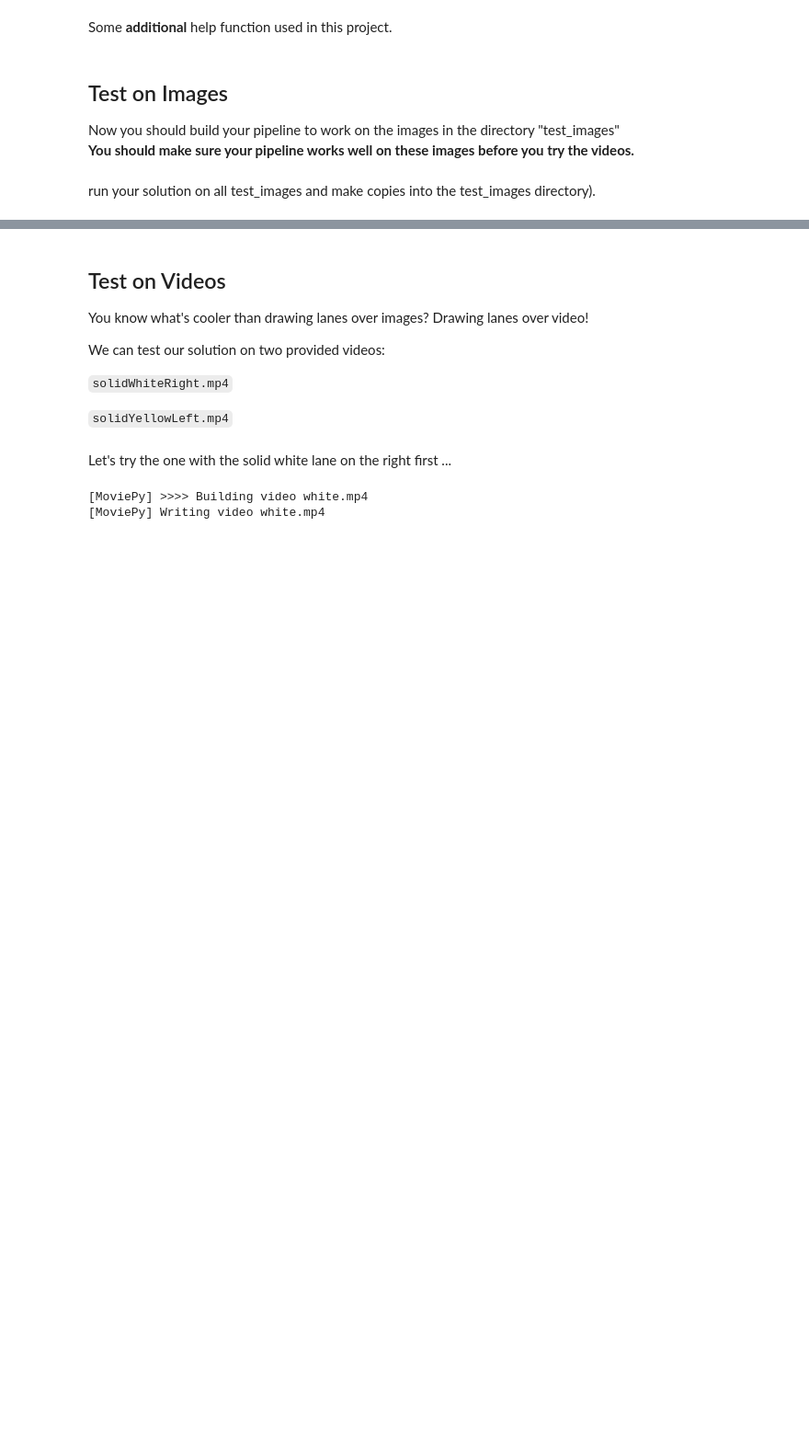
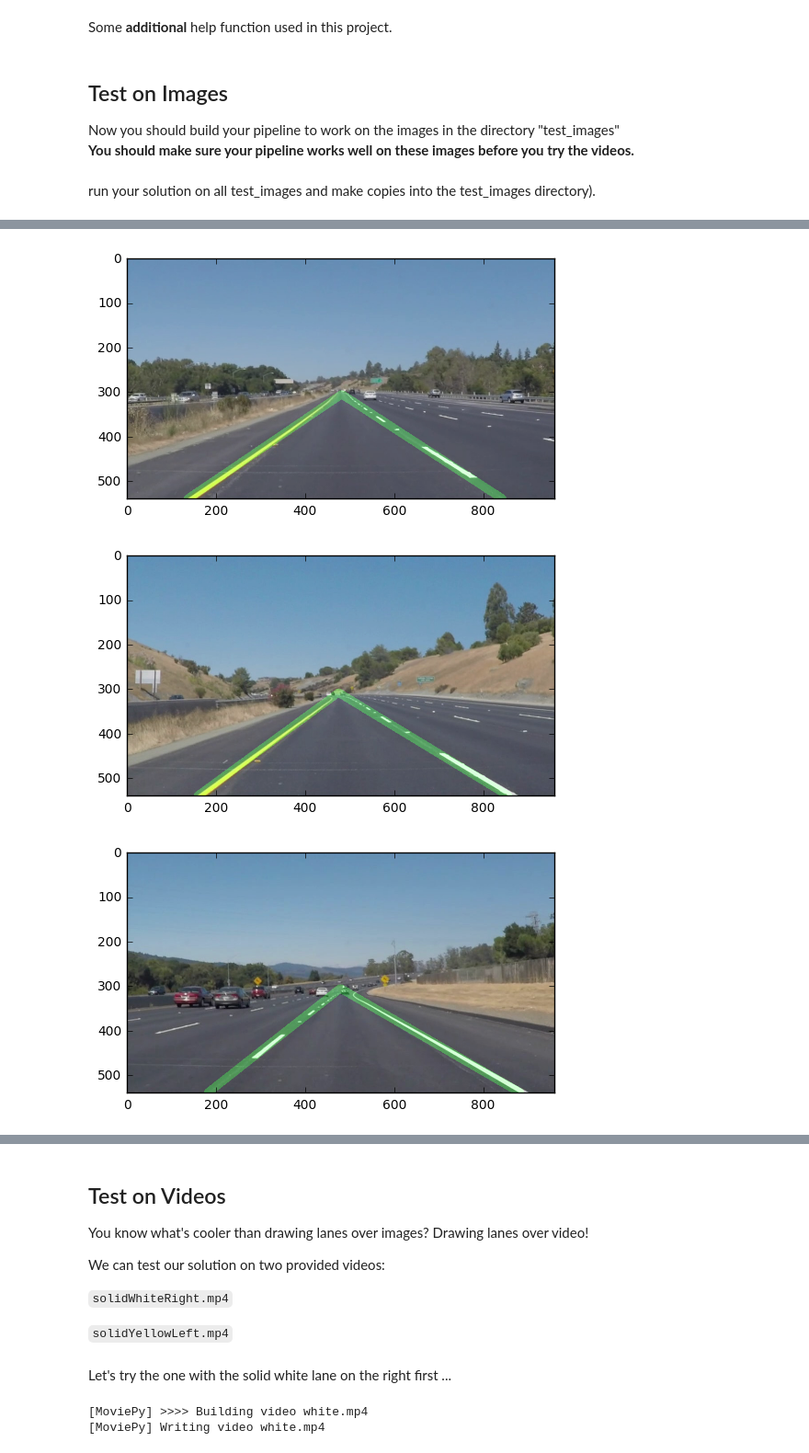
Before and after one commit to n-log-n/CarND-LaneLines-P1, a Jupyter notebook: P1.ipynb, the cells around one changed output, grey strips where cells are left out. Shown at 92% size. Saved outputs shown, nothing was run; the diff lists cells and outputs as text; code cells hidden in the pictures; blank space fills up the shorter version.

```diff
--- a/P1.ipynb
+++ b/P1.ipynb
@@ -282,31 +339,0 @@ def detect_and_track_lanes(img, lines, slope_t0 = (0, 0), xcord_t0=(0, 0, 0, 0))
-# %%
-import os
-import sys
-
-test_images = os.listdir("test_images/")
-
-test_images = [im for im in test_images]
-kernel_size = 5
-
-for im in test_images:
-    image = mpimg.imread("test_images/%s"%(im))
-    image_original = np.copy(image)
-
-    plt.figure()
-    plt.imshow(image)
-
-    image = filter_yellow_white(image)
-    image = grayscale(image)
-    image = gaussian_blur(image, kernel_size)
-    image = canny(image, low_threshold=30.0, high_threshold=60.0)
-    linestt = hough_lines(image, 1, np.pi/180, 30, 10, 10)
-    lines = cv2.HoughLinesP(image, 1, np.pi/180,30, np.array([]), minLineLength=20, maxLineGap=5)
-
-    lines2, *_= detect_and_track_lanes(image, lines)
-    line_img = np.zeros((*image.shape, 3), dtype=np.uint8)
-
-    draw_lines(line_img, [lines2], color=[0, 100, 0], thickness=18)
-    final_img = weighted_img(line_img, image_original, 0.9, 0.7, 1)
-
-    plt.figure()
-    plt.imshow(final_img)
@@ -327,0 +340,18 @@ for im in test_images:
+# %%
+import os
+
+
+test_images = os.listdir("test_images/")
+
+for im in test_images:
+    reset_globals()
+
+    image = mpimg.imread("test_images/%s"%(im))
+    image = process_image(image)
+
+    plt.figure()
+    plt.imshow(image)
+# %% [output]
+[figure, added]
+[figure, added]
+[figure, added]
```
Also changed, not shown: parts of 15 cells of this notebook, 5 other files.
